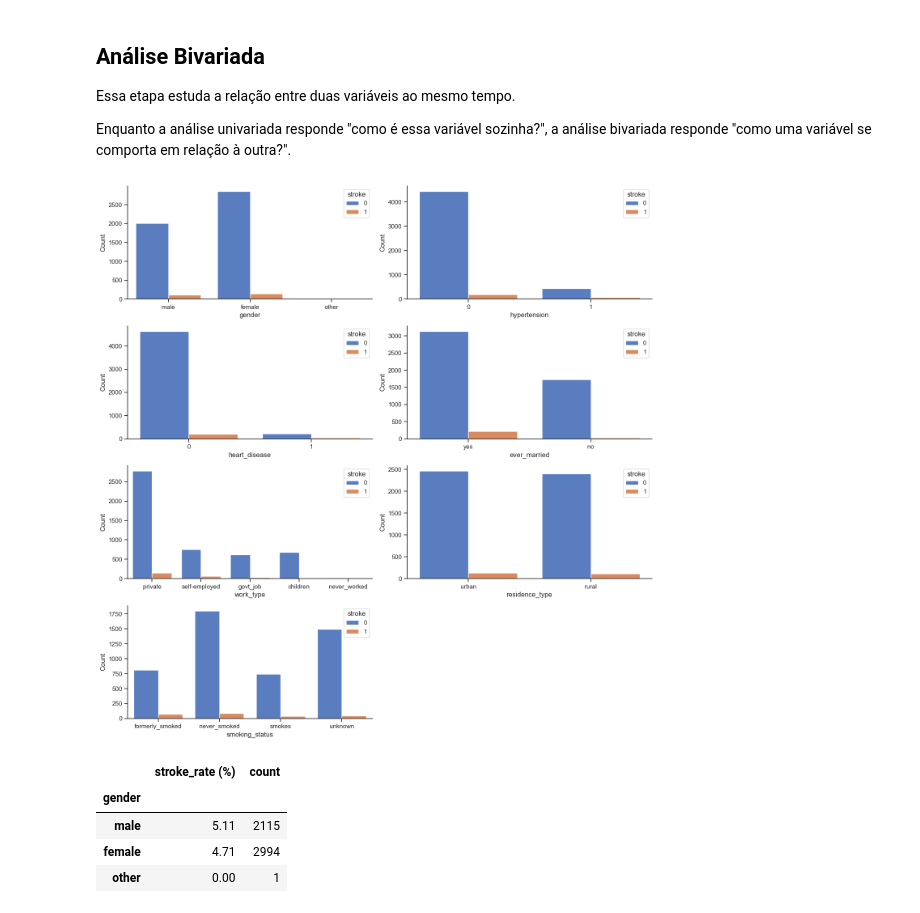
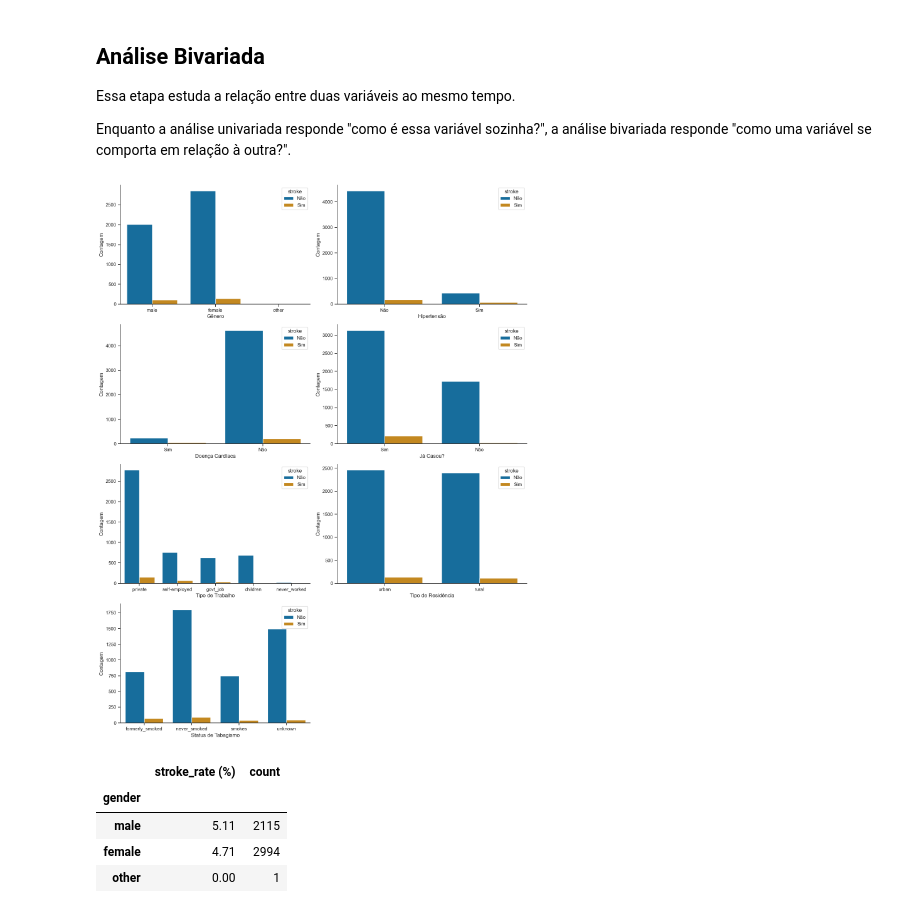
Before and after one commit to mjoaovictor/tcc, a Jupyter notebook: notebooks/01_eda.ipynb, the cells around one changed output. Cells and saved outputs as stored; diff of their text form; code cells hidden in the pictures.

```diff
--- a/notebooks/01_eda.ipynb
+++ b/notebooks/01_eda.ipynb
@@ -133,21 +152,25 @@ categorical_vars = [
     "residence_type",
     "smoking_status",
 ]
+# %%
+df_cat_plot = df.copy()
+df_cat_plot["hypertension"] = df_cat_plot["hypertension"].map({0: "Não", 1: "Sim"})
+df_cat_plot["heart_disease"] = df_cat_plot["heart_disease"].map({0: "Não", 1: "Sim"})
+df_cat_plot["ever_married"] = df_cat_plot["ever_married"].map({"no": "Não", "yes": "Sim"})
 # %%
-fig, axs = plt.subplots(nrows=4, ncols=2, figsize=(14, 14))
+fig, axs = plt.subplots(nrows=4, ncols=2, figsize=(14, 18))
 axs = axs.flatten()
 
 for i, var in enumerate(categorical_vars):
     ax = axs[i]
 
     sns.countplot(
-        data=df,
+        data=df_cat_plot,
         x=var,
         ax=ax,
     )
 
     total = len(df)
-
     for p in ax.patches:
         height = int(p.get_height())
         percentage = 100 * height / total
@@ -160,8 +183,9 @@ for i, var in enumerate(categorical_vars):
             va="bottom",
         )
 
-    ax.set_xlabel(var)
-    ax.set_ylabel("Count")
+    ax.set_xlabel(labels_pt.get(var, var))
+    ax.set_ylabel("Contagem")
+    # ax.set_title(f"Distribuição: {labels_pt.get(var, var)}")
 
 # remove empty subplots if any
 for j in range(i + 1, len(axs)):
@@ -194,7 +218,7 @@ fig, axs = plt.subplots(
     nrows=2,
     ncols=3,
     gridspec_kw={"height_ratios": [2, 1]},
-    figsize=(15, 6),
+    figsize=(15, 8),
 )
 
 for i, var in enumerate(continuous_vars):
@@ -204,12 +228,18 @@ for i, var in enumerate(continuous_vars):
         kde=True,
         ax=axs[0, i],
     )
+    # axs[0, i].set_title(f"Distribuição: {cont_labels[var]}")
+    axs[0, i].set_xlabel("")
+    axs[0, i].set_ylabel("Contagem")
 
     sns.boxplot(
         data=df,
         x=var,
         ax=axs[1, i],
+        flierprops={"markerfacecolor": "red", "marker": "d"}
     )
+    axs[1, i].set_xlabel(labels_pt[var])
+    axs[1, i].set_title("")
 
 plt.tight_layout()
 plt.show()
@@ -227,31 +257,39 @@ Observações:
 Essa etapa estuda a relação entre duas variáveis ao mesmo tempo.
 
 Enquanto a análise univariada responde "como é essa variável sozinha?", a análise bivariada responde "como uma variável se comporta em relação à outra?".
+# %%
+df_biv_plot = df.copy()
+df_biv_plot["stroke"] = df_biv_plot["stroke"].map({0: "Não", 1: "Sim"})
+df_biv_plot["hypertension"] = df_biv_plot["hypertension"].map({0: "Não", 1: "Sim"})
+df_biv_plot["heart_disease"] = df_biv_plot["heart_disease"].map({0: "Não", 1: "Sim"})
+df_biv_plot["ever_married"] = df_biv_plot["ever_married"].map({"no": "Não", "yes": "Sim"})
 # %%
-fig, axs = plt.subplots(nrows=4, ncols=2, figsize=(14, 14))
+fig, axs = plt.subplots(nrows=4, ncols=2, figsize=(14, 18))
 axs = axs.flatten()
 
 for i, var in enumerate(categorical_vars):
     ax = axs[i]
 
     sns.countplot(
-        data=df,
+        data=df_biv_plot,
         x=var,
         hue="stroke",
+        hue_order=["Não", "Sim"],
         ax=ax,
     )
 
-    ax.set_xlabel(var)
-    ax.set_ylabel("Count")
+    # ax.set_title(f"AVC por {labels_pt.get(var, var)}")
+    ax.set_xlabel(labels_pt.get(var, var))
+    ax.set_ylabel("Contagem")
 
 # remove empty subplots if any
 for j in range(i + 1, len(axs)):
     fig.delaxes(axs[j])
 
 plt.tight_layout()
 plt.show()
 # %% [output]
-[figure, old version]
+[figure, new version]
 # %%
 for var in categorical_vars:
     # count occurrences of stroke per category
```
Also changed, not shown: parts of 13 cells of this notebook, 6 other files.
